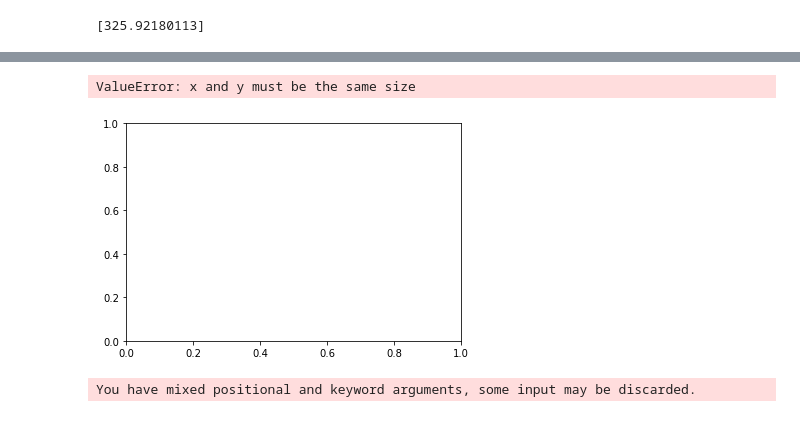
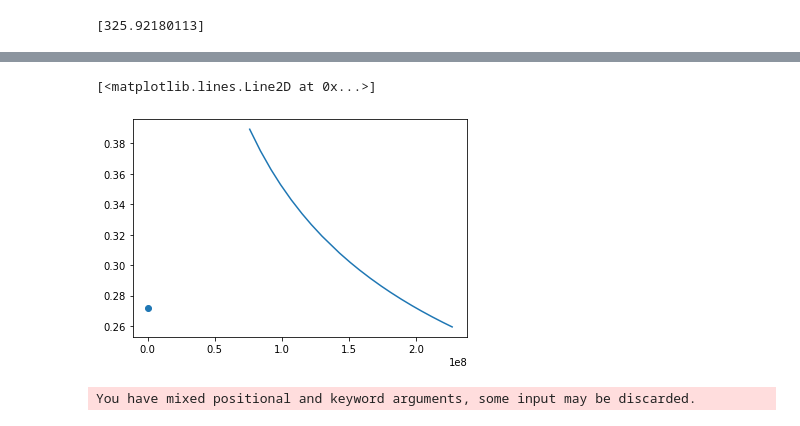
Before and after one commit to EoRImaging/GleamPlusFullSpectrum, a Jupyter notebook: scripts/catalog_fits.ipynb, the cells around one changed output, grey strips where cells are left out. Drawn from its saved outputs; the diff is of its cells as text; code cells hidden in the pictures.

Commit message:
plotFits improvements

```diff
--- a/scripts/catalog_fits.ipynb
+++ b/scripts/catalog_fits.ipynb
@@ -466,4 +465,4 @@ def plotFits(gleam_catalog, source_dict, savefig=False, Nsources=9,
 # %%
-plotFits(gleam_catalog, source_dict, savefig=False, Nsources="all",
-             title="/Users/Kiana1/uwradcos/plots/compare_outlier_spectrums.png")
+plotFits(gleam_catalog, source_dict, savefig=True, Nsources=20,
+             saveloc="/Users/Kiana1/uwradcos/plots/source_fits_bright_to_dim")
 # %% [output]
@@ -509,0 +582,4 @@ array([array([319.1916859]), array([319.15456675]), array([319.12082696]),
+# %%
+ref_freq = gleam_spectral_index.reference_frequency.value[0] / 1000000
+all_freqs = gleam_catalog.freq_array.value / 1000000
+gleam_fit = gleam_spectral_index.stokes[0,0,0]*(all_freqs/ref_freq)**(gleam_spectral_index.spectral_index[0])
@@ -510,9 +604,9 @@ array([array([319.1916859]), array([319.15456675]), array([319.12082696]),
 # %%
-plt.scatter(log_freqs, gleam_spectral_index.stokes.value[0,:,0])
-plt.plot(gleam_catalog.freq_array.value, temp)
+plt.scatter(gleam_spectral_index.stokes.value[0,:,0], gleam_spectral_index.stokes.value[0,:,0])
+plt.plot(gleam_catalog.freq_array.value, gleam_fit)
 # %% [output]
-ValueError: x and y must be the same size
+[<matplotlib.lines.Line2D at 0x...>]
-[figure, old version]
+[figure, new version]
 # %%
 import matplotlib.gridspec as gridspec
 
```
Also changed, not shown: parts of 14 cells of this notebook.
